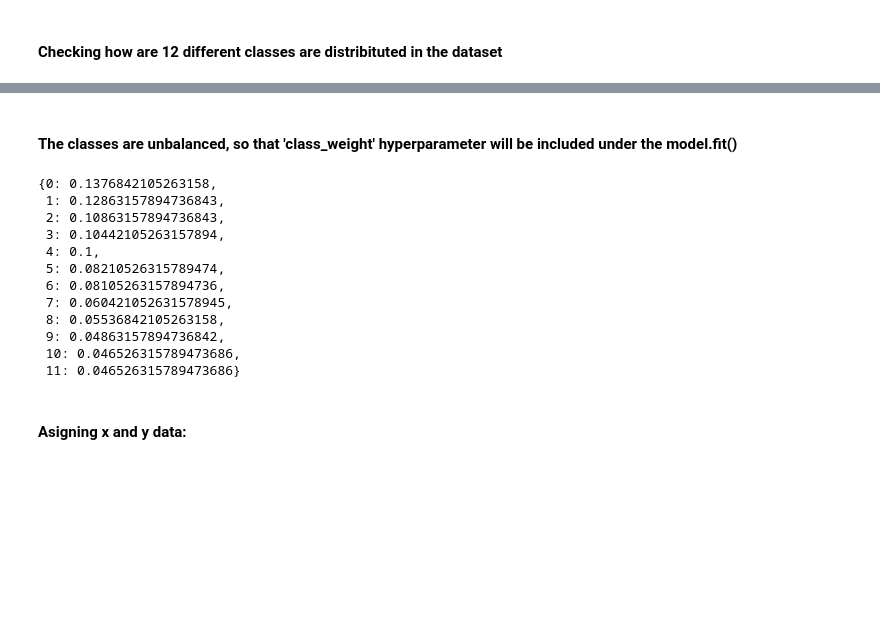
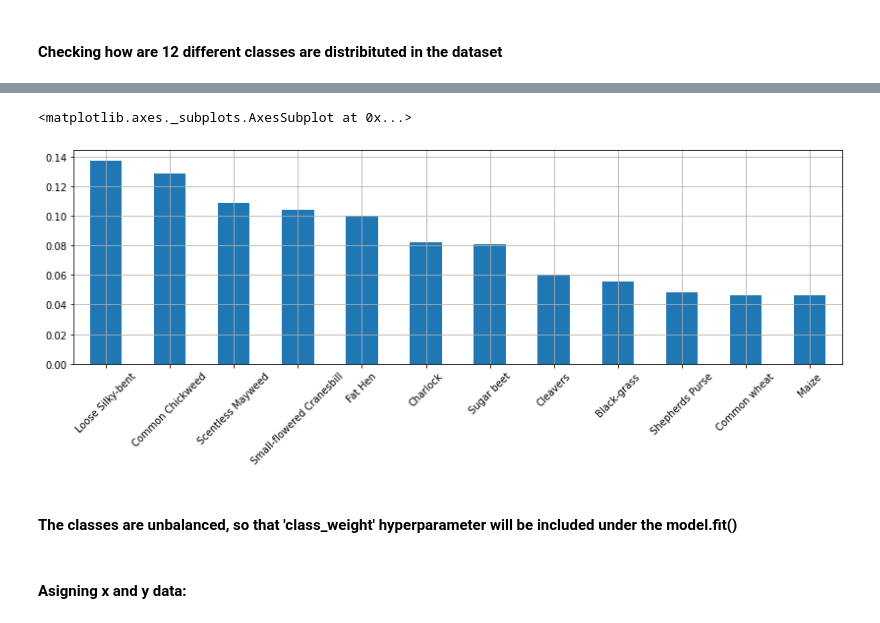
Before and after one commit to InnaG33/crop_seedings, a Jupyter notebook: crop_seeding_classifier.ipynb, the cells around one changed output, grey strips where cells are left out. Drawn from its saved outputs; the diff is of its cells as text; code cells hidden in the pictures; blank space fills up the shorter version.

```diff
--- a/crop_seeding_classifier.ipynb
+++ b/crop_seeding_classifier.ipynb
@@ -103,7 +103,7 @@ label:  Sugar beet
 #### Checking how are 12 different classes are distribituted in the dataset
 # %%
 class_weights=pd.DataFrame(labels['Label'].value_counts(normalize=True))
-class_weights=class_weights.reset_index(drop=True)
-class_weights=class_weights.to_dict()
+# class_weights=class_weights.reset_index(drop=True)
+# class_weights=class_weights.to_dict()
 class_weights
 # %% [output]
@@ -122,20 +123,10 @@ class_weights
+# %%
+class_weights.Label.plot(kind='bar', grid=True, figsize=(14,4), rot=45)
+# %% [output]
+<matplotlib.axes._subplots.AxesSubplot at 0x...>
+[figure, added]
 # %% [markdown]
 #### The classes are unbalanced, so that 'class_weight' hyperparameter will be included under the model.fit()
-# %%
-class_weights['Label']
-# %% [output]
-{0: 0.1376842105263158,
- 1: 0.12863157894736843,
- 2: 0.10863157894736843,
- 3: 0.10442105263157894,
- 4: 0.1,
- 5: 0.08210526315789474,
- 6: 0.08105263157894736,
- 7: 0.060421052631578945,
- 8: 0.05536842105263158,
- 9: 0.04863157894736842,
- 10: 0.046526315789473686,
- 11: 0.046526315789473686}
 # %% [markdown]
 #### Asigning x and y data:
 # %%
```
Also changed, not shown: parts of 24 cells of this notebook, 3 other files.
